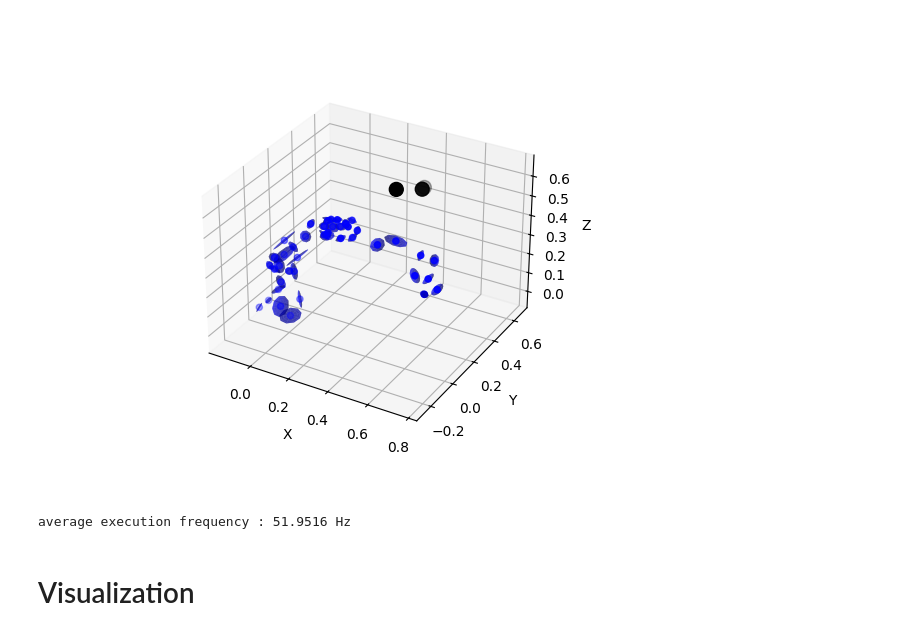
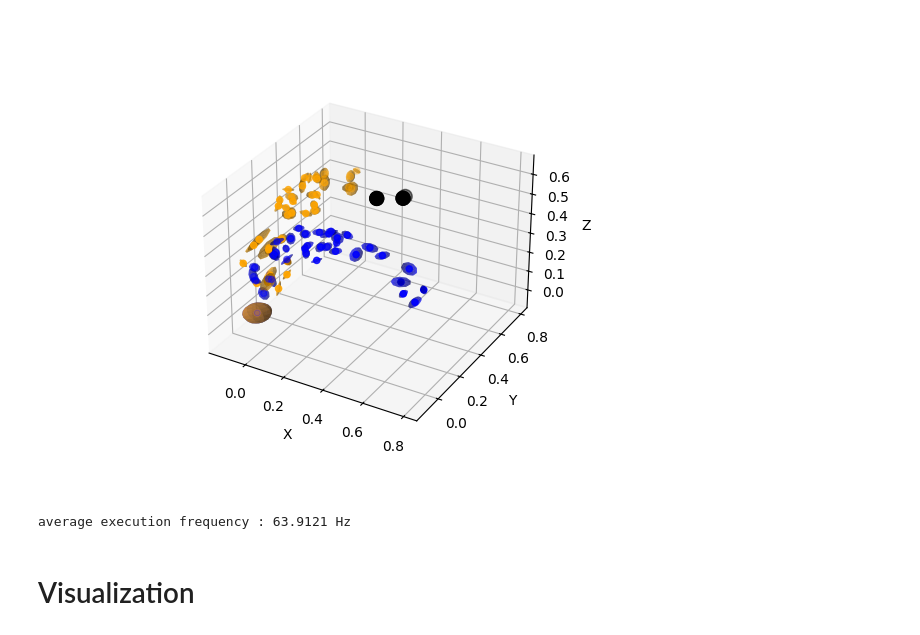
Before and after one commit to Bbosc/GDSOA, a Jupyter notebook: main_franka.ipynb, the cells around one changed output. Cells and saved outputs as stored; diff of their text form; code cells hidden in the pictures.

```diff
--- a/main_franka.ipynb
+++ b/main_franka.ipynb
@@ -31,21 +33,21 @@ ds = DynamicalSystem(stiffness=K, dissipation=D, attractor=config_attractor, emb
 # %%
 %matplotlib widget
 
 config_start = np.array([a * np.pi/180 for a in config['initial_configuration']])
 initial_speed = np.array(config['initial_velocities'])
 
 fk(config_start, initial_speed, derivation_order=0)
 ax = visualize_robot(fk=fk, obstacle=x, color='blue')
-# fk(config_attractor, initial_speed, derivation_order=0)
-# visualize_robot(fk=fk, obstacle=x, color='orange', ax=ax)
+fk(config_attractor, initial_speed, derivation_order=0)
+visualize_robot(fk=fk, obstacle=x, color='orange', ax=ax)
 plt.show()
 # %% [output]
-[figure, old version]
+[figure, new version]
 # %%
 q = config_start
 dq = initial_speed
 positions, velocities, frequencies = [], [], []
-for i in range(0,3000):
+for i in range(0,1000):
     start1 = time.time()
     q, dq = ds(q, dq)
     positions.append(q)
@@ -54,7 +56,7 @@ for i in range(0,3000):
 print(f'average execution frequency : {sum(frequencies)/len(frequencies):.4f} Hz')
 ps = np.stack(positions)
 # %% [output]
-average execution frequency : 51.9516 Hz
+average execution frequency : 63.9121 Hz
 # %% [markdown]
 # Visualization
 # %%
```
Also changed, not shown: parts of 8 cells of this notebook, 4 other files.
